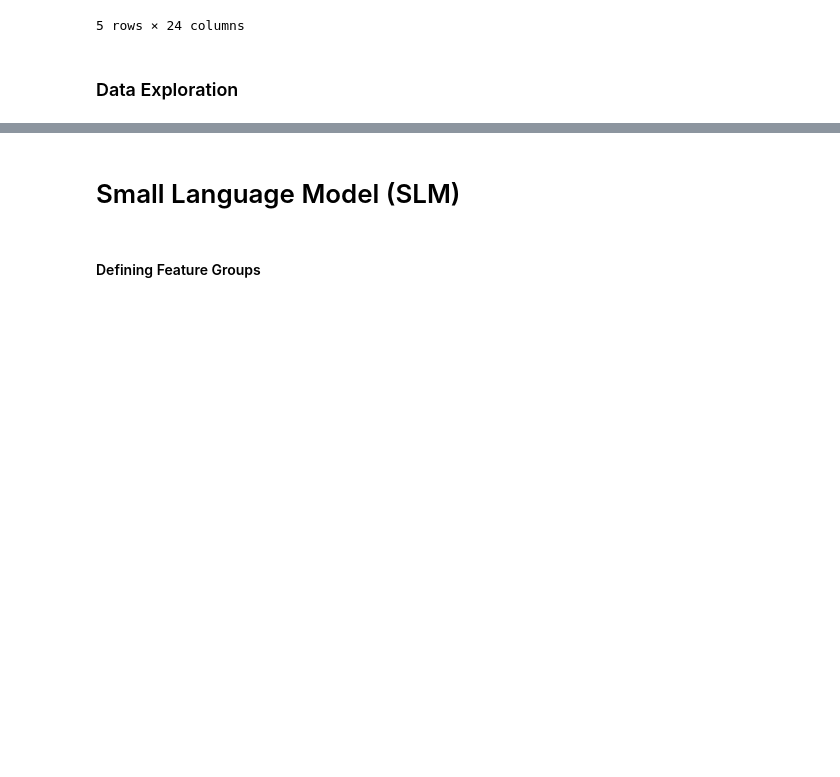
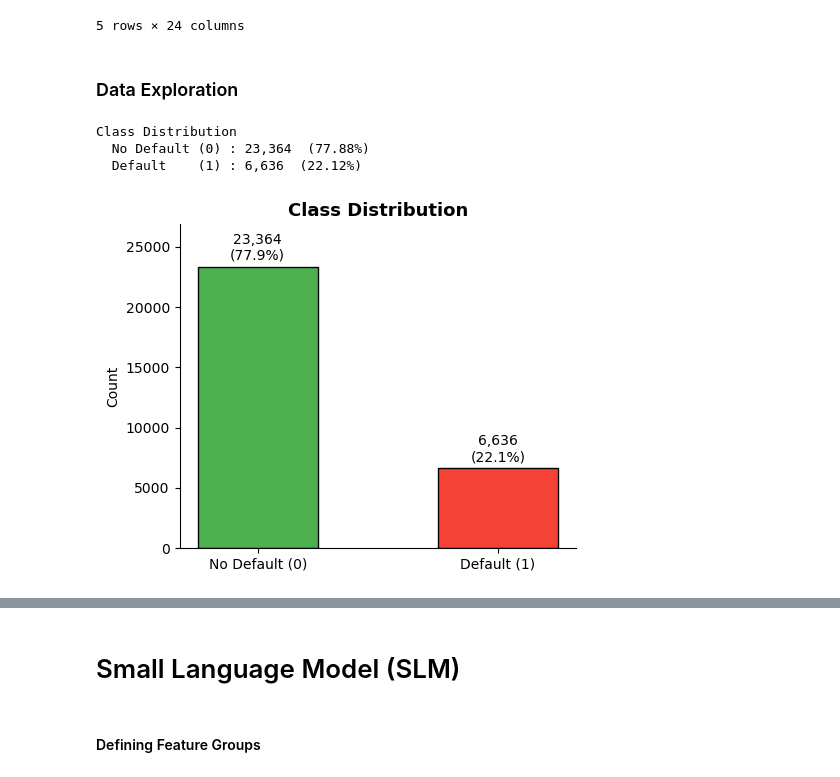
Before and after one commit to Showgath/credit-default-prediction-transformer, a Jupyter notebook: IFTE0002 - Group Project.ipynb, the cells around one changed output, grey strips where cells are left out. Saved outputs shown, nothing was run; the diff lists cells and outputs as text; code cells hidden in the pictures; blank space fills up the shorter version.

```diff
--- a/IFTE0002 - Group Project.ipynb
+++ b/IFTE0002 - Group Project.ipynb
@@ -17,10 +24,15 @@ from sklearn.ensemble import RandomForestClassifier
 ### Data Fetching and Processing
 # %%
 try:
-    default_of_credit_card_clients = fetch_ucirepo(id=350)
-    df = dataset.data.original
+    dataset = fetch_ucirepo(id=350)
+    X = dataset.data.features
+    y = dataset.data.targets
+    df = pd.concat([X, y], axis=1)
+    df.columns = dataset.variables['description'].tolist()[1:]
     print("Sucessfully fetced dataset from ucirepo.")
 except Exception as e:
     df = pd.read_csv('default_of_credit_card_clients.csv')
     print(f"Ucirepo failed: {e}. Uploaded data from local environment.")
+    df.columns = df.iloc[0]
+    df = df.iloc[1:].copy()
 # %% [output]
@@ -28,8 +40,5 @@ Ucirepo failed: Error connecting to server. Uploaded data from local environment
 # %%
-df.columns = df.iloc[0]
-df = df.iloc[1:].copy()
 df = df.rename(columns={"default payment next month": "default"})
-df = df.drop(columns=["ID"])
 
 for col in df.columns:
     df[col] = pd.to_numeric(df[col], errors="coerce")
@@ -54,25 +63,31 @@ Missing values: 0
 # %%
 counts = df["default"].value_counts()
 pcts   = df["default"].value_counts(normalize=True) * 100
 
 print("Class Distribution")
 print(f"  No Default (0) : {counts[0]:,}  ({pcts[0]:.2f}%)")
 print(f"  Default    (1) : {counts[1]:,}  ({pcts[1]:.2f}%)")
 
 fig, ax = plt.subplots(figsize=(5, 4))
 bars = ax.bar(["No Default (0)", "Default (1)"], counts,
               color=["#4CAF50", "#F44336"], edgecolor="black", width=0.5)
 for bar, count, pct in zip(bars, counts, pcts):
     ax.text(bar.get_x() + bar.get_width() / 2,
             bar.get_height() + 300,
             f"{count:,}\n({pct:.1f}%)",
             ha="center", va="bottom", fontsize=10)
 ax.set_title("Class Distribution", fontsize=13, fontweight="bold")
 ax.set_ylabel("Count")
 ax.set_ylim(0, counts.max() * 1.15)
-# sns.despine()
+sns.despine()
 plt.tight_layout()
+plt.savefig("output/class_distribution.png")
 plt.show()
+# %% [output]
+Class Distribution
+  No Default (0) : 23,364  (77.88%)
+  Default    (1) : 6,636  (22.12%)
+[figure, added]
 # %%
 fig, axes = plt.subplots(1, 3, figsize=(18, 5))
 
```
Also changed, not shown: parts of 47 cells of this notebook, 11 other files.
